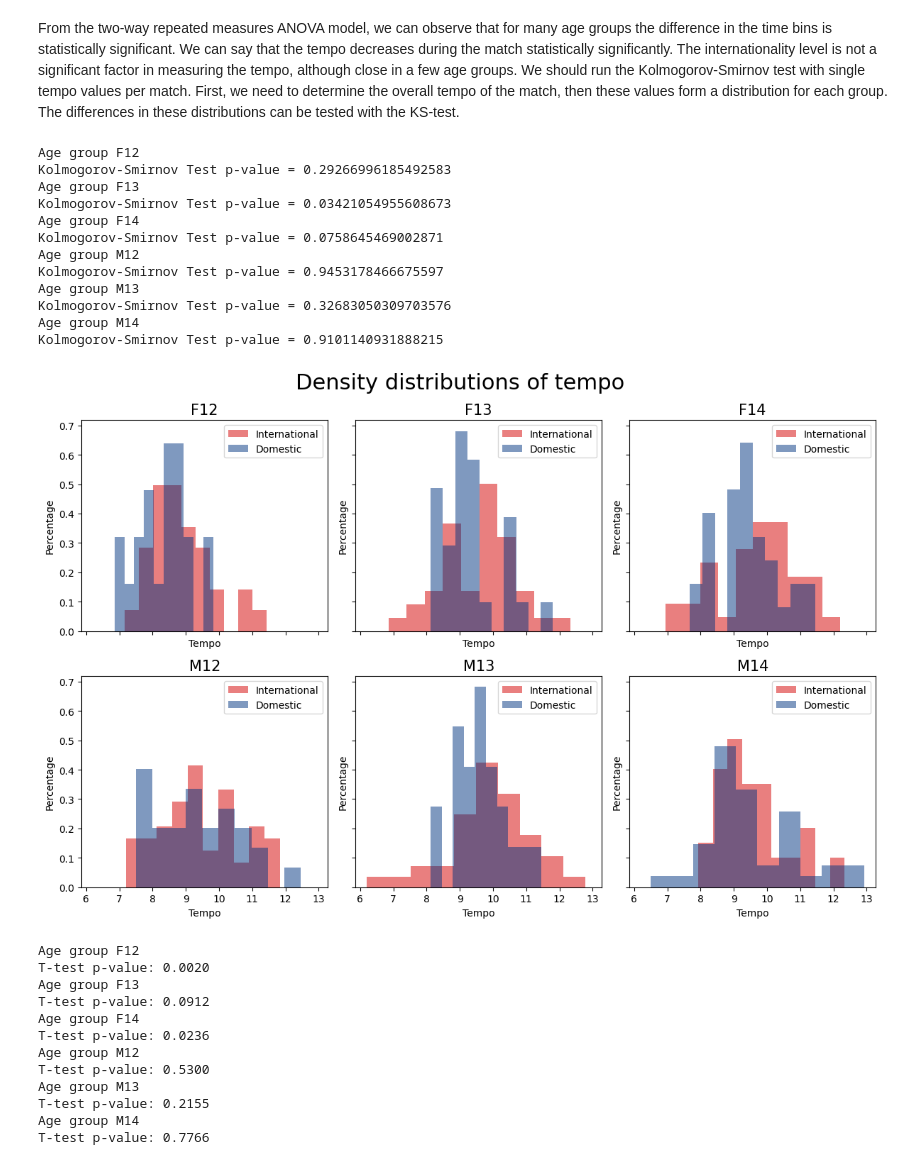
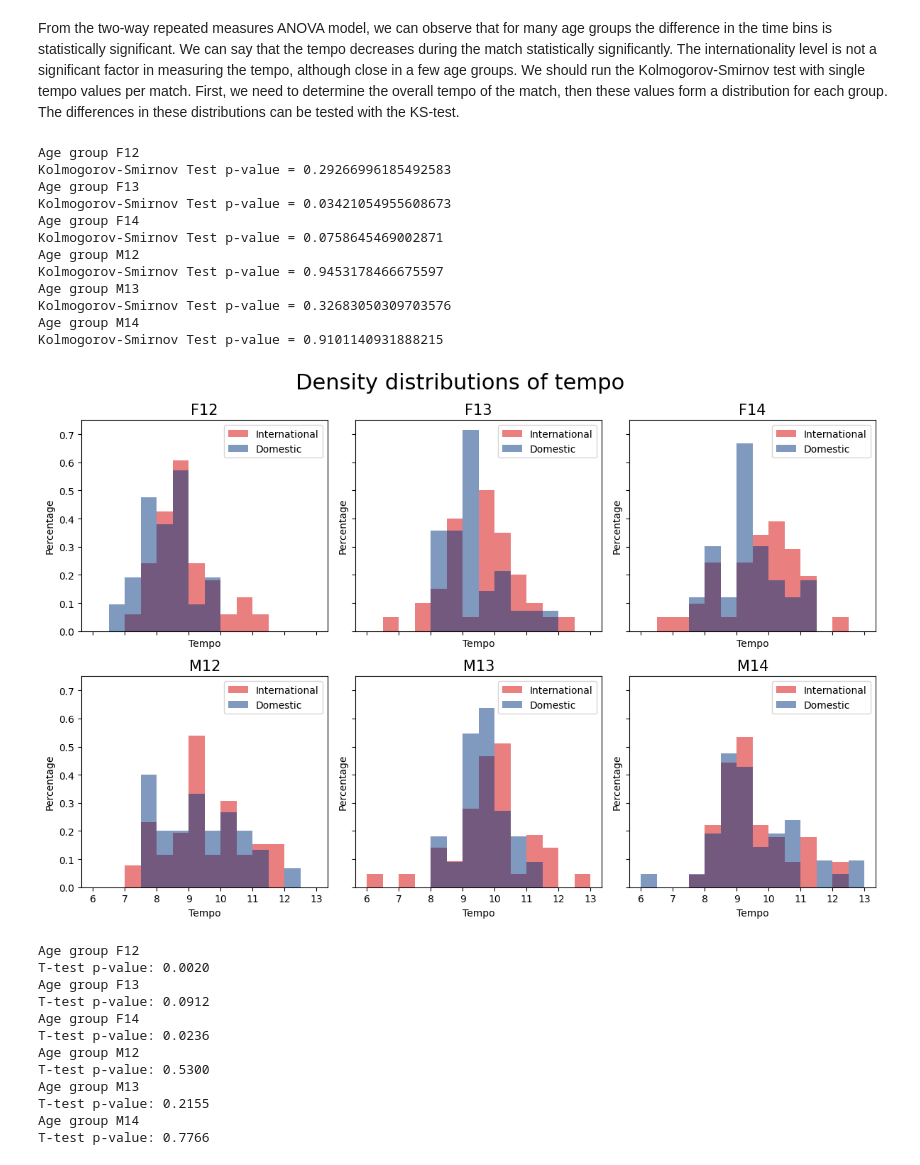
Before and after one commit to konstanyman/thesis_analysis, a Jupyter notebook: processing/tempo.ipynb, the cells around one changed output. Cells and saved outputs as stored; diff of their text form; code cells hidden in the pictures.

```diff
--- a/processing/tempo.ipynb
+++ b/processing/tempo.ipynb
@@ -397,37 +397,39 @@ for i, (group_name, df_group) in enumerate(df_grouped):
     ax.hist(tempo_int,
         alpha=0.5,
         label='International',
+        bins=np.linspace(6, 13, 15),
         color=colors[1],
         density=True)
 
     ax.hist(tempo_dom,
         alpha=0.5,
         label='Domestic',
+        bins=np.linspace(6, 13, 15),
         color=colors[0],
         density=True)
 
     ax.set_xlabel('Tempo', fontsize=10)
     ax.set_ylabel('Percentage', fontsize=10)
     ax.set_title(f'{group_name}', fontsize=15)
     ax.legend()
 
 plt.suptitle("Density distributions of tempo", fontsize=22)
 plt.tight_layout()
 plt.show()
 # %% [output]
 Age group F12
 Kolmogorov-Smirnov Test p-value = 0.29266996185492583
 Age group F13
 Kolmogorov-Smirnov Test p-value = 0.03421054955608673
 Age group F14
 Kolmogorov-Smirnov Test p-value = 0.0758645469002871
 Age group M12
 Kolmogorov-Smirnov Test p-value = 0.9453178466675597
 Age group M13
 Kolmogorov-Smirnov Test p-value = 0.32683050309703576
 Age group M14
 Kolmogorov-Smirnov Test p-value = 0.9101140931888215
-[figure, old version]
+[figure, new version]
 # %%
 # t-test
 df_grouped = tempo_df.groupby('age')
```
Also changed, not shown: parts of 5 cells of this notebook, 1 other file.
